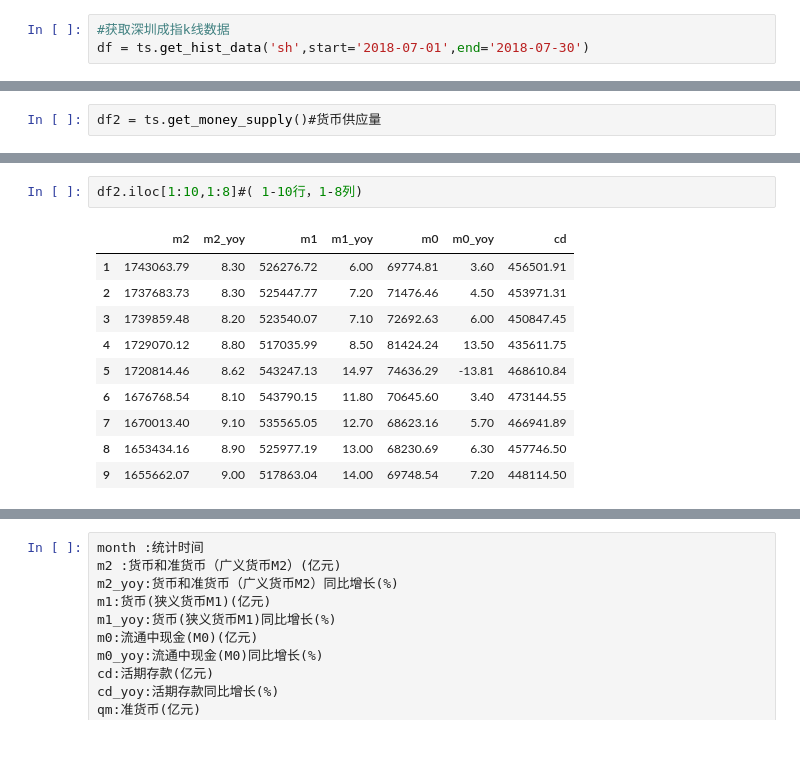
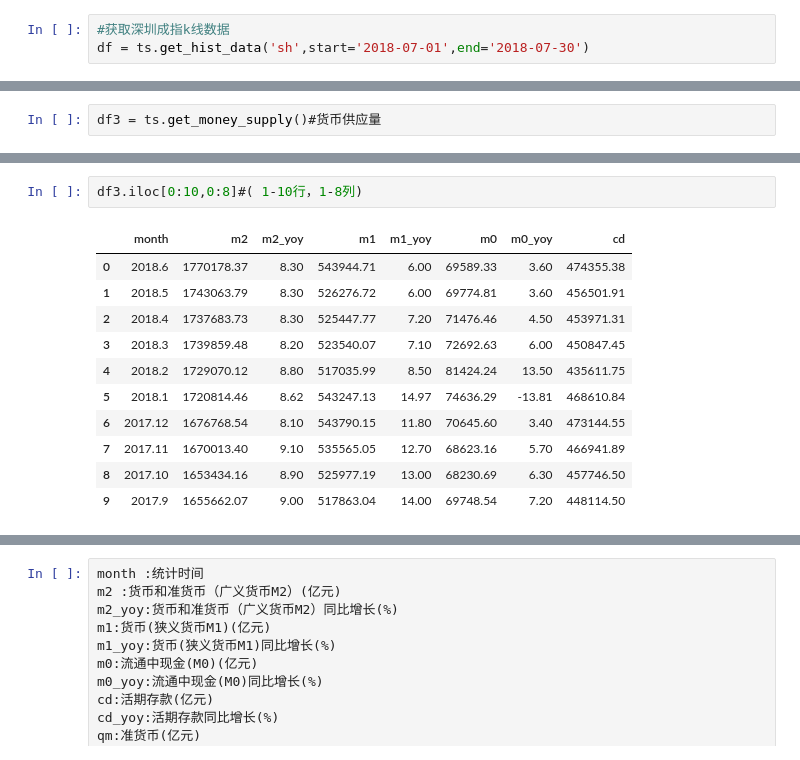
Before and after one commit to databooks/databook, a Jupyter notebook: mingpractice/test001.ipynb, the cells around one changed output, grey strips where cells are left out. Saved outputs shown, nothing was run; the diff lists cells and outputs as text.

```diff
--- a/test001.ipynb
+++ b/mingpractice/test001.ipynb
@@ -30,3 +35,3 @@ ts.get_hist_data('600848') #一次性获取全部日k线数据
 # %%
-df2 = ts.get_money_supply()#货币供应量
+df3 = ts.get_money_supply()#货币供应量
 # %%
@@ -60,15 +65,16 @@ df2.tail(10)#最后10行数据
 | 484 | 1978.2 | -- | -- | 833.35 | -- | 205.89 | -- | -- | -- | -- | -- | ... |
 | 485 | 1978.1 | -- | -- | 870.53 | -- | 229.59 | -- | -- | -- | -- | -- | ... |
 # %%
-df2.iloc[1:10,1:8]#( 1-10行，1-8列)
+df3.iloc[0:10,0:8]#( 1-10行，1-8列)
 # %% [output]
-|  | m2 | m2_yoy | m1 | m1_yoy | m0 | m0_yoy | cd |
-| 1 | 1743063.79 | 8.30 | 526276.72 | 6.00 | 69774.81 | 3.60 | 456501.91 |
-| 2 | 1737683.73 | 8.30 | 525447.77 | 7.20 | 71476.46 | 4.50 | 453971.31 |
-| 3 | 1739859.48 | 8.20 | 523540.07 | 7.10 | 72692.63 | 6.00 | 450847.45 |
-| 4 | 1729070.12 | 8.80 | 517035.99 | 8.50 | 81424.24 | 13.50 | 435611.75 |
-| 5 | 1720814.46 | 8.62 | 543247.13 | 14.97 | 74636.29 | -13.81 | 468610.84 |
-| 6 | 1676768.54 | 8.10 | 543790.15 | 11.80 | 70645.60 | 3.40 | 473144.55 |
-| 7 | 1670013.40 | 9.10 | 535565.05 | 12.70 | 68623.16 | 5.70 | 466941.89 |
-| 8 | 1653434.16 | 8.90 | 525977.19 | 13.00 | 68230.69 | 6.30 | 457746.50 |
-| 9 | 1655662.07 | 9.00 | 517863.04 | 14.00 | 69748.54 | 7.20 | 448114.50 |
+|  | month | m2 | m2_yoy | m1 | m1_yoy | m0 | m0_yoy | cd |
+| 0 | 2018.6 | 1770178.37 | 8.30 | 543944.71 | 6.00 | 69589.33 | 3.60 | 474355.38 |
+| 1 | 2018.5 | 1743063.79 | 8.30 | 526276.72 | 6.00 | 69774.81 | 3.60 | 456501.91 |
+| 2 | 2018.4 | 1737683.73 | 8.30 | 525447.77 | 7.20 | 71476.46 | 4.50 | 453971.31 |
+| 3 | 2018.3 | 1739859.48 | 8.20 | 523540.07 | 7.10 | 72692.63 | 6.00 | 450847.45 |
+| 4 | 2018.2 | 1729070.12 | 8.80 | 517035.99 | 8.50 | 81424.24 | 13.50 | 435611.75 |
+| 5 | 2018.1 | 1720814.46 | 8.62 | 543247.13 | 14.97 | 74636.29 | -13.81 | 468610.84 |
+| 6 | 2017.12 | 1676768.54 | 8.10 | 543790.15 | 11.80 | 70645.60 | 3.40 | 473144.55 |
+| 7 | 2017.11 | 1670013.40 | 9.10 | 535565.05 | 12.70 | 68623.16 | 5.70 | 466941.89 |
+| 8 | 2017.10 | 1653434.16 | 8.90 | 525977.19 | 13.00 | 68230.69 | 6.30 | 457746.50 |
+| 9 | 2017.9 | 1655662.07 | 9.00 | 517863.04 | 14.00 | 69748.54 | 7.20 | 448114.50 |
```
Also changed, not shown: parts of 10 cells of this notebook, 9 other files.
